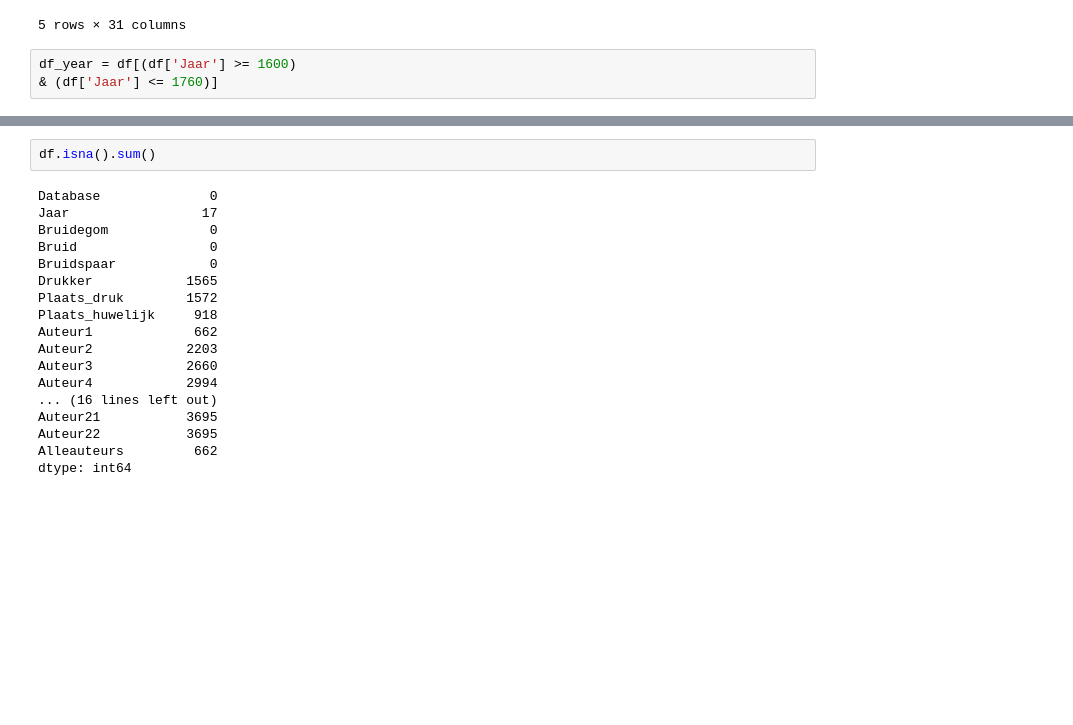
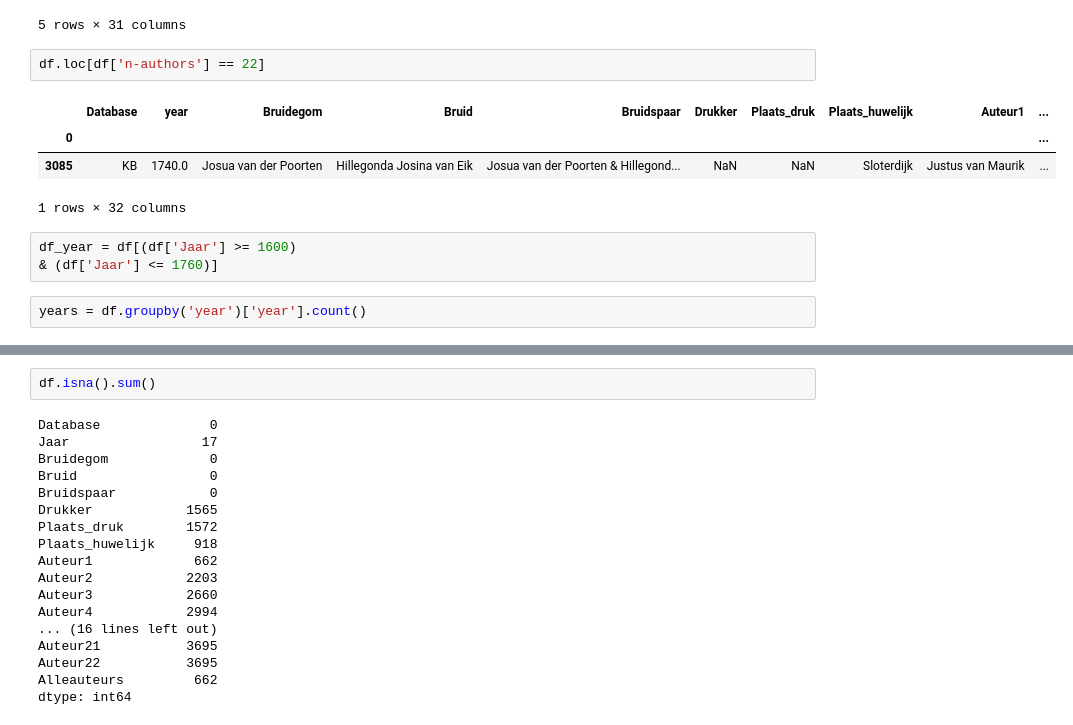
Before and after one commit to awlassche/netwerk-huwelijksgedichten, a Jupyter notebook: Notebooks_scripts/Data analysis 2.0.ipynb, the cells around one changed output, grey strips where cells are left out. Drawn from its saved outputs; the diff is of its cells as text; blank space fills up the shorter version.

```diff
--- a/Notebooks_scripts/Data analysis 2.0.ipynb
+++ b/Notebooks_scripts/Data analysis 2.0.ipynb
@@ -102,6 +102,15 @@ df.head()
 | 1039 | KB | 1601.0 | Henricus van Cranenburg | Johanna van Nieupoort | Henricus van Cranenburg & Johanna... | Christoffel Guyot | Leiden | NaN | Henricus Jonckheyn | ... |
 | 1040 | KB | 1602.0 | Hugo Laurentius Swaenwijck | Janneken Cornelisd Vroesen | Hugo Laurentius Swaenwijck & Jann... | Christoffel Guyot | Leiden | Amsterdam | Matthaeus Adriaensz Burgius | ... |
 5 rows × 31 columns
+# %%
+df.loc[df['n-authors'] == 22]
+# %% [output]
+|  | Database | year | Bruidegom | Bruid | Bruidspaar | Drukker | Plaats_druk | Plaats_huwelijk | Auteur1 | ... |
+| 0 |  |  |  |  |  |  |  |  |  | ... |
+| 3085 | KB | 1740.0 | Josua van der Poorten | Hillegonda Josina van Eik | Josua van der Poorten & Hillegond... | NaN | NaN | Sloterdijk | Justus van Maurik | ... |
+1 rows × 32 columns
 # %%
 df_year = df[(df['Jaar'] >= 1600)
 & (df['Jaar'] <= 1760)]
+# %%
+years = df.groupby('year')['year'].count()
```
Also changed, not shown: parts of 11 cells of this notebook, 8 other files.
